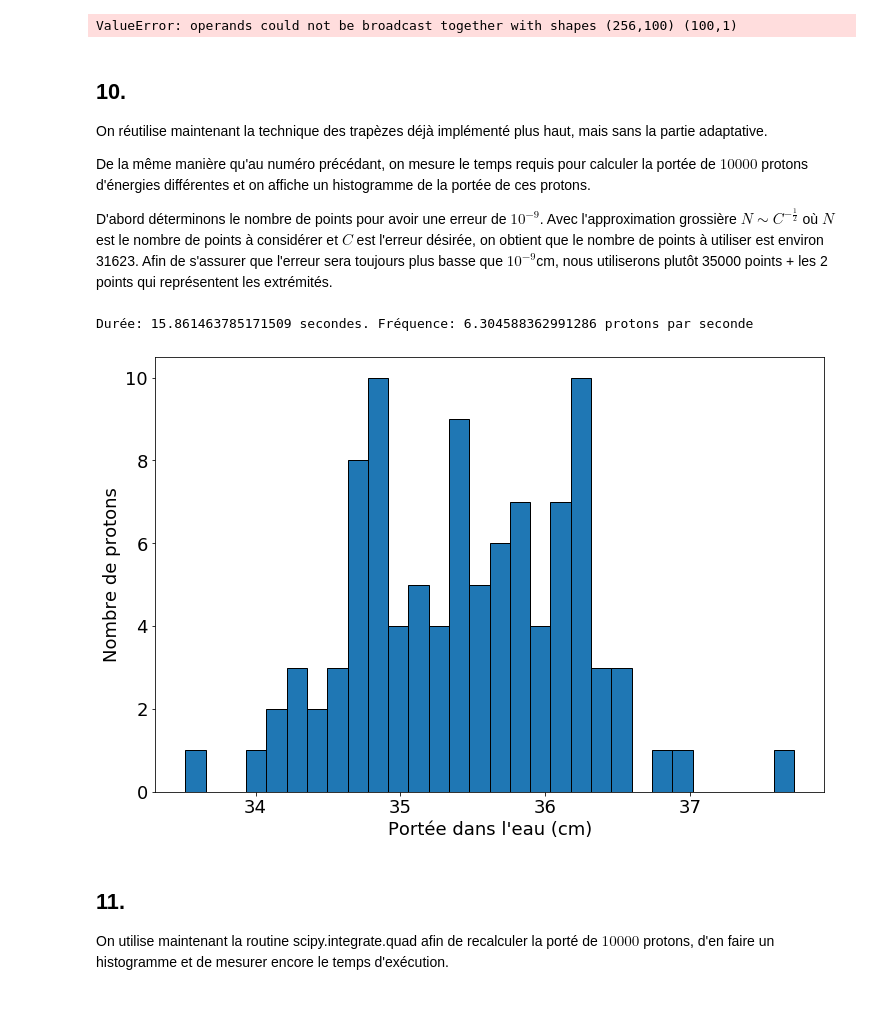
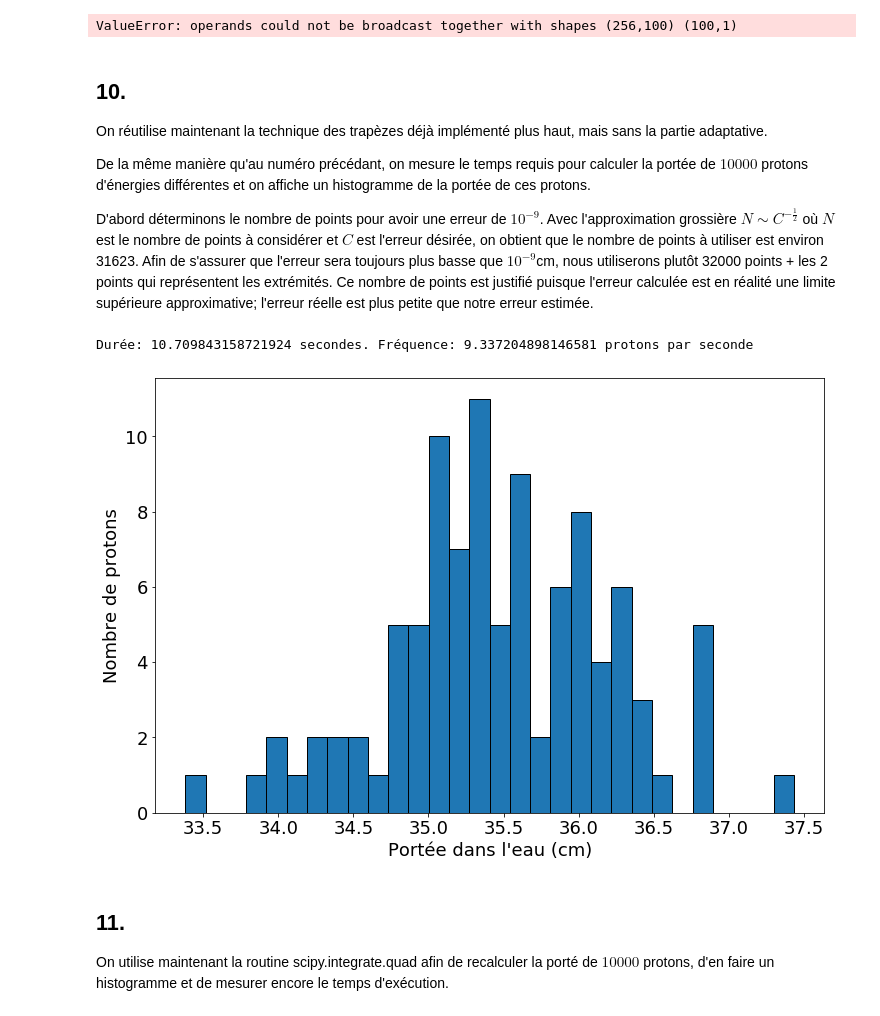
Before and after one commit to gahem1/Physique_Numerique, a Jupyter notebook: TP1_Gabriel_Hemond_Meriem_Khalfoun.ipynb, the cells around one changed output. Drawn from its saved outputs; the diff is of its cells as text; code cells hidden in the pictures.

```diff
--- a/TP1_Gabriel_Hemond_Meriem_Khalfoun.ipynb
+++ b/TP1_Gabriel_Hemond_Meriem_Khalfoun.ipynb
@@ -48,8 +48,8 @@ masses_os = {
 rho_os = 1.85  # Densités massiques [g/cm^3]
 rho_eau = 1
 
-dens_e_eau =  densite_elec_massique(masses_eau, masses_atomiques, rho_eau, avogadro)
-dens_e_os = densite_elec_massique(masses_os, masses_atomiques, rho_os, avogadro)
+d_e_eau =  densite_elec_massique(masses_eau, masses_atomiques, rho_eau, avogadro)
+d_e_os = densite_elec_massique(masses_os, masses_atomiques, rho_os, avogadro)
 
 print("Densité électronique de l'eau: {0} électrons par cm^3\n".format(densite_elec_eau))
 print("Densité électronique de l'os cortical: {0} électrons par cm^3".format(densite_elec_os))
@@ -65,19 +65,18 @@ def gamma(T):
     return (T / mp) + 1
 
 
-def beta(T):
-    return (1 - ( 1 / (gamma(T) ** 2))) ** 0.5
+def pouvoir_eau(T):
+    '''Approximation du pouvoir d'arrêt de l'eau en fonction de l'énergie cinétique'''
+    gamma = T / mp + 1
+    return 2 * np.pi * re ** 2 * me * d_e_eau * (np.log(4 * me * (1 - 1 / gamma ** 2) * gamma ** 2 * me * (gamma ** 2 - 1) / \
+            ((1 + 2 * gamma * me / mp + (me / mp) ** 2) * energie_eau ** 2)) / (1 - 1 / gamma ** 2) - 2)
 
 
-def Temax(T):
-    return 2 * me * ((gamma(T) ** 2) - 1) / (1 + 2 * gamma(T) * me / mp + (me / mp)**2)
-
-
-def pouvoir(T, dens, energie):
-    '''Approximation du pouvoir d'arrêt de l'eau en fonction de l'énergie cinétique'''
-    return 2 * np.pi * re ** 2 * me * dens * (np.log(2 * me * beta(T) ** 2 * gamma(T) ** 2 * \
-            Temax(T) / energie ** 2) / beta(T) ** 2 - 2)
-
+def pouvoir_os(T):
+    '''Approximation du pouvoir d'arrêt de l'os cortical en fonction de l'énergie cinétique'''
+    gamma = T / mp + 1
+    return 2 * np.pi * re ** 2 * me * d_e_os * (np.log(4 * me * (1 - 1 / gamma ** 2) * gamma ** 2 * me * (gamma ** 2 - 1) / \
+            ((1 + 2 * gamma * me / mp + (me / mp) ** 2) * energie_os ** 2)) / (1 - 1 / gamma ** 2) - 2)
 
 
 re = 2.82 * 10 ** -13  # Rayon classique de l'électron (cm)
@@ -86,13 +85,14 @@ mp = 938  # Masse classique du proton multipliée par c^2 (MeV)
 energie_eau = 75 * 10 ** -6  # Énergies d'excitation moyenne (MeV)
 energie_os = 106.4 * 10 ** -6
 
-Scol = np.vectorize(pouvoir)
+Scol_eau = np.vectorize(pouvoir_eau)
+Scol_os = np.vectorize(pouvoir_os)
 
 axis = np.linspace(0.05, 1, 2000)
 axis = np.append(axis, np.linspace(1.01, 30, 2000))
 axis = np.append(axis, np.linspace(30.01, 10 ** 4, 1000))
 plt.figure(figsize=(12, 8))
-plt.plot(axis, Scol(axis, dens_e_eau, energie_eau), axis, Scol(axis, dens_e_os, energie_os))
+plt.plot(axis, Scol_eau(axis), axis, Scol_os(axis))
 plt.fill_between(np.linspace(70, 230), 0, 1400, color='yellow', alpha=0.4)
 plt.legend(('Eau', 'Os cortical', 'Énergies typiques'), loc='upper right', fontsize=18)
 plt.xlabel('Énergie cinétique du proton (MeV)', fontsize=18)
@@ -325,31 +325,31 @@ On réutilise maintenant la technique des trapèzes déjà implémenté plus hau
 De la même manière qu'au numéro précédant, on mesure le temps requis pour calculer la portée de $10000$ protons d'énergies différentes et on affiche un histogramme de la portée de ces protons.
 
 D'abord déterminons le nombre de points pour avoir une erreur de $10^{-9}$.
-Avec l'approximation grossière $N\sim C^{-\frac{1}{2}}$ où $N$ est le nombre de points à considérer et $C$ est l'erreur désirée, on obtient que le nombre de points à utiliser est environ 31623. Afin de s'assurer que l'erreur sera toujours plus basse que $10^{-9}$cm, nous utiliserons plutôt 35000 points + les 2 points qui représentent les extrémités.
+Avec l'approximation grossière $N\sim C^{-\frac{1}{2}}$ où $N$ est le nombre de points à considérer et $C$ est l'erreur désirée, on obtient que le nombre de points à utiliser est environ 31623. Afin de s'assurer que l'erreur sera toujours plus basse que $10^{-9}$cm, nous utiliserons plutôt 32000 points + les 2 points qui représentent les extrémités. Ce nombre de points est justifié puisque l'erreur calculée est en réalité une limite supérieure approximative; l'erreur réelle est plus petite que notre erreur estimée.
 # %%
 def trapezoid_pasdaptatif(Scol, énergies, start, N):
     temps = time.time()
     step = (énergies - start) / N
     values = np.linspace(step + start, énergies - step, N)
     estimates = step * np.sum(1 / Scol(values), axis = 0) + (1 / Scol(start) + 1 / Scol(énergies)) / 2
     temps = time.time() - temps
     print("Durée: {0} secondes. Fréquence: {1} protons par seconde".format(temps, len(énergies) / temps))
     return estimates
 
-n_protons = 10000
+n_protons = 100
 énergies_tests = np.random.normal(240, 3, (n_protons, 1))
-number_of_points = 35000
+number_of_points = 32000
 portées_eau_trap = trapezoid_pasdaptatif(Scol_eau, énergies_tests, start, number_of_points)
 
 plt.figure(figsize=(12, 8))
 plt.hist(portées_eau_trap, bins=30, edgecolor='k')
 plt.xlabel("Portée dans l'eau (cm)", fontsize=18)
 plt.ylabel("Nombre de protons", fontsize=18)
 plt.xticks(fontsize=18)
 _ = plt.yticks(fontsize=18)
 # %% [output]
-Durée: 15.861463785171509 secondes. Fréquence: 6.304588362991286 protons par seconde
+Durée: 10.709843158721924 secondes. Fréquence: 9.337204898146581 protons par seconde
-[figure, old version]
+[figure, new version]
 # %% [markdown]
 ## 11.
 On utilise maintenant la routine scipy.integrate.quad afin de recalculer la porté de $10000$ protons, d'en faire un histogramme et de mesurer encore le temps d'exécution.
```
Also changed, not shown: parts of 1 cell of this notebook.
